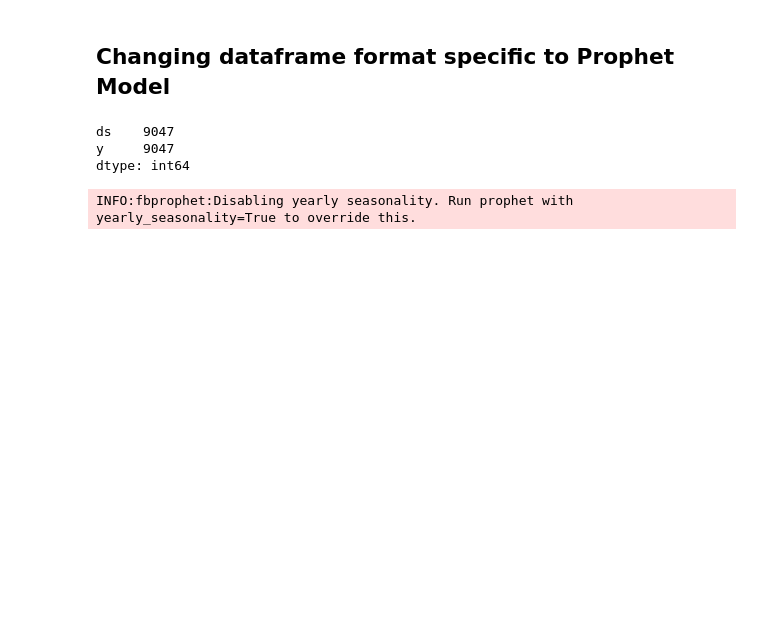
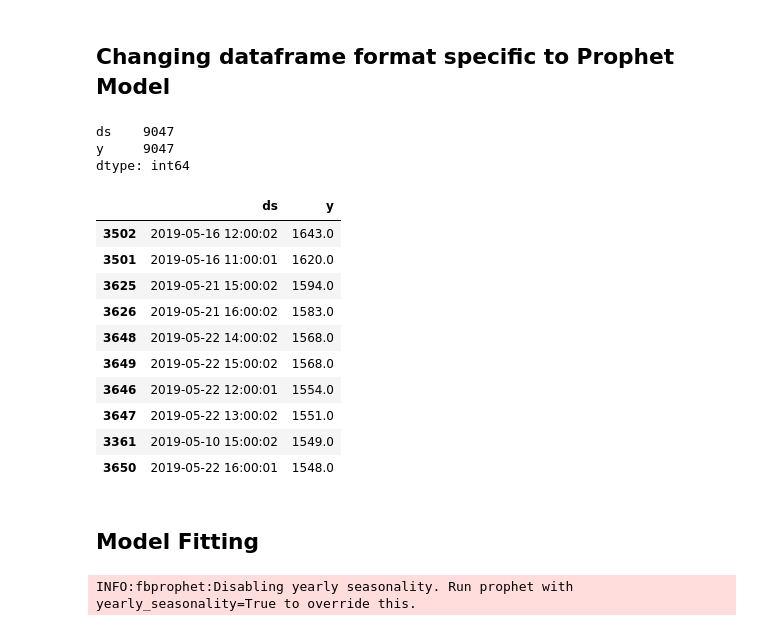
Before and after one commit to KanishAnand/Energy-Prediction-Webapp, a Jupyter notebook: src/model.ipynb, the cells around one changed output. Cells and saved outputs as stored; diff of their text form; code cells hidden in the pictures; blank space fills up the shorter version.

```diff
--- a/src/model.ipynb
+++ b/src/model.ipynb
@@ -92,3 +97,17 @@ df.count()
 ds    9047
 y     9047
 dtype: int64
+# %%
+df.nlargest(10,'y')
+# %% [output]
+|  | ds | y |
+| 3502 | 2019-05-16 12:00:02 | 1643.0 |
+| 3501 | 2019-05-16 11:00:01 | 1620.0 |
+| 3625 | 2019-05-21 15:00:02 | 1594.0 |
+| 3626 | 2019-05-21 16:00:02 | 1583.0 |
+| 3648 | 2019-05-22 14:00:02 | 1568.0 |
+| 3649 | 2019-05-22 15:00:02 | 1568.0 |
+| 3646 | 2019-05-22 12:00:01 | 1554.0 |
+| 3647 | 2019-05-22 13:00:02 | 1551.0 |
+| 3361 | 2019-05-10 15:00:02 | 1549.0 |
+| 3650 | 2019-05-22 16:00:01 | 1548.0 |
@@ -95,3 +116,5 @@ dtype: int64
+# %% [markdown]
+## Model Fitting
 # %%
 model = Prophet()
 # %%
```
Also changed, not shown: parts of 33 cells of this notebook.
